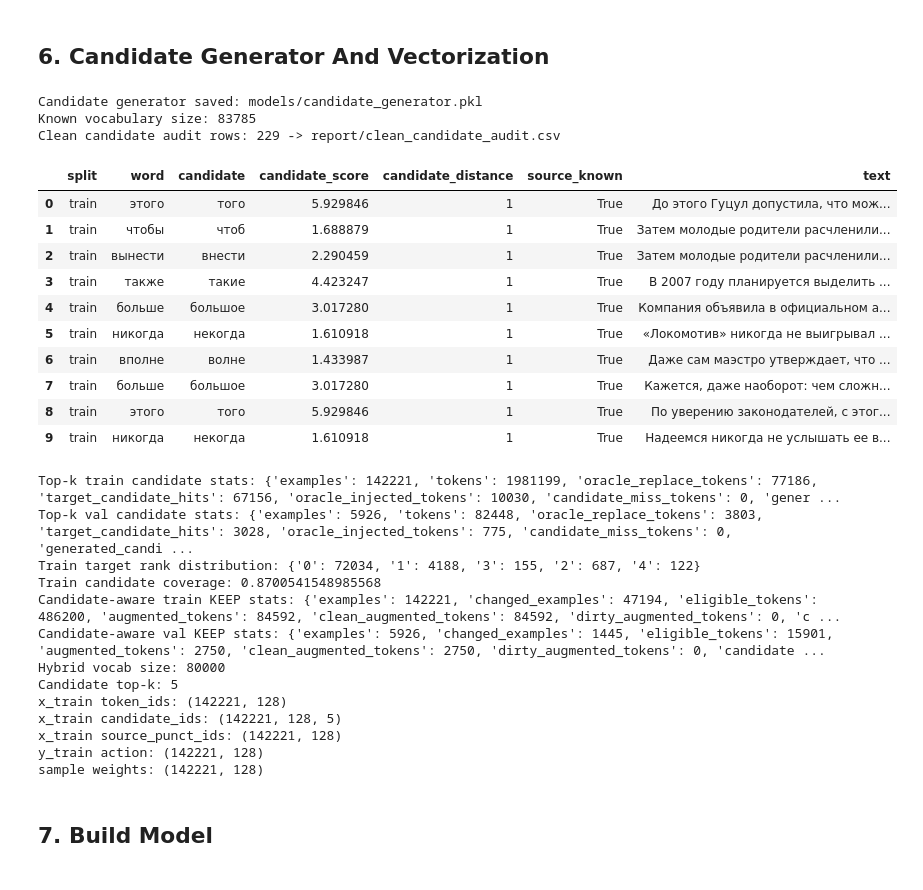
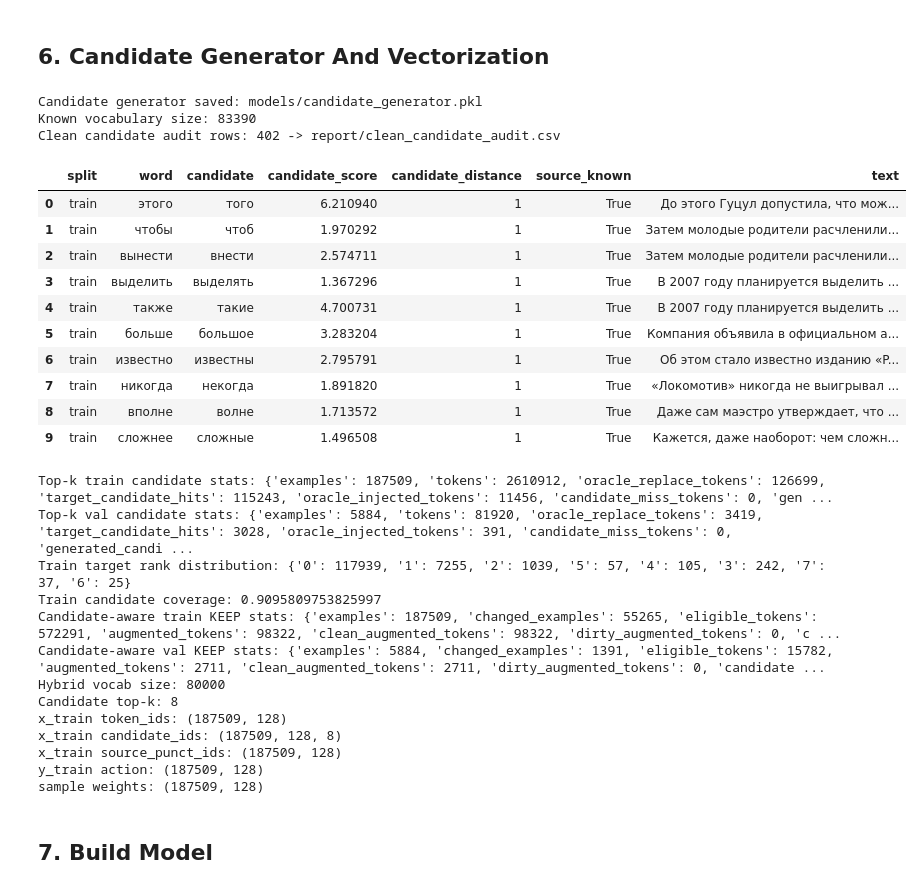
Before and after one commit to DaniilKuzma/ai-assistant, a Jupyter notebook: notebook.ipynb, the cells around one changed output. Drawn from its saved outputs; the diff is of its cells as text; code cells hidden in the pictures.

```diff
--- a/notebook.ipynb
+++ b/notebook.ipynb
@@ -178,7 +206,7 @@ if REGENERATE_DATASET:
         train_texts,
         samples_per_text=SAMPLES_PER_TEXT,
         clean_ratio=TRAIN_CLEAN_RATIO,
-        curriculum=CURRICULUM,
+        curriculum=TRAIN_CURRICULUM,
     )
     df_train["split"] = "train"
 
@@ -186,7 +214,7 @@ if REGENERATE_DATASET:
         val_texts,
         samples_per_text=1,
         clean_ratio=EVAL_CLEAN_RATIO,
-        curriculum=CURRICULUM,
+        curriculum=EVAL_CURRICULUM,
     )
     df_val["split"] = "val"
 
@@ -194,7 +222,7 @@ if REGENERATE_DATASET:
         test_texts,
         samples_per_text=1,
         clean_ratio=EVAL_CLEAN_RATIO,
-        curriculum=CURRICULUM,
+        curriculum=EVAL_CURRICULUM,
     )
     df_test["split"] = "test"
 
@@ -346,6 +374,8 @@ candidate_generator = CandidateGenerator.from_texts(
     max_distance=CANDIDATE_MAX_DISTANCE,
     allow_split_candidates=SAFE_SPLIT_CANDIDATES,
     safe_split_only=True,
+    long_oov_max_distance=LONG_OOV_MAX_DISTANCE,
+    long_oov_min_length=LONG_OOV_MIN_LENGTH,
 )
 candidate_generator.save(CANDIDATE_GENERATOR_PATH)
 print("Candidate generator saved:", CANDIDATE_GENERATOR_PATH)
@@ -413,58 +443,64 @@ preprocessor.fit(train_examples)
 preprocessor.save(PREPROCESSOR_PATH)
 
 x_train, y_train, sw_train = preprocessor.vectorize_examples(
     train_examples,
+    clean_action_keep_weight=CLEAN_ACTION_KEEP_WEIGHT,
+    dirty_action_keep_weight=DIRTY_ACTION_KEEP_WEIGHT,
+    action_change_weight=ACTION_CHANGE_WEIGHT,
     clean_punct_keep_weight=CLEAN_PUNCT_KEEP_WEIGHT,
     dirty_punct_keep_weight=DIRTY_PUNCT_KEEP_WEIGHT,
     punct_change_weight=PUNCT_CHANGE_WEIGHT,
     final_punct_weight=FINAL_PUNCT_WEIGHT,
 )
 x_val, y_val, sw_val = preprocessor.vectorize_examples(
     val_examples,
+    clean_action_keep_weight=CLEAN_ACTION_KEEP_WEIGHT,
+    dirty_action_keep_weight=DIRTY_ACTION_KEEP_WEIGHT,
+    action_change_weight=ACTION_CHANGE_WEIGHT,
     clean_punct_keep_weight=CLEAN_PUNCT_KEEP_WEIGHT,
     dirty_punct_keep_weight=DIRTY_PUNCT_KEEP_WEIGHT,
     punct_change_weight=PUNCT_CHANGE_WEIGHT,
     final_punct_weight=FINAL_PUNCT_WEIGHT,
 )
 
 if "source_punct_ids" not in x_train or x_train["candidate_ids"].ndim != 3:
     raise RuntimeError("Stale HybridPreprocessor detected. Rerun cell 2, then rerun cells 10-12.")
 
 print("Hybrid vocab size:", preprocessor.vocab_size)
 print("Candidate top-k:", preprocessor.candidate_top_k)
 print("x_train token_ids:", x_train["token_ids"].shape)
 print("x_train candidate_ids:", x_train["candidate_ids"].shape)
 print("x_train source_punct_ids:", x_train["source_punct_ids"].shape)
 print("y_train action:", y_train["action"].shape)
 print("sample weights:", sw_train["action"].shape)
 # %% [output]
 Candidate generator saved: models/candidate_generator.pkl
-Known vocabulary size: 83785
-Clean candidate audit rows: 229 -> report/clean_candidate_audit.csv
+Known vocabulary size: 83390
+Clean candidate audit rows: 402 -> report/clean_candidate_audit.csv
 |  | split | word | candidate | candidate_score | candidate_distance | source_known | text |
-| 0 | train | этого | того | 5.929846 | 1 | True | До этого Гуцул допустила, что мож... |
-| 1 | train | чтобы | чтоб | 1.688879 | 1 | True | Затем молодые родители расчленили... |
-| 2 | train | вынести | внести | 2.290459 | 1 | True | Затем молодые родители расчленили... |
-| 3 | train | также | такие | 4.423247 | 1 | True | В 2007 году планируется выделить ... |
-| 4 | train | больше | большое | 3.017280 | 1 | True | Компания объявила в официальном а... |
-| 5 | train | никогда | некогда | 1.610918 | 1 | True | «Локомотив» никогда не выигрывал ... |
-| 6 | train | вполне | волне | 1.433987 | 1 | True | Даже сам маэстро утверждает, что ... |
-| 7 | train | больше | большое | 3.017280 | 1 | True | Кажется, даже наоборот: чем сложн... |
-| 8 | train | этого | того | 5.929846 | 1 | True | По уверению законодателей, с этог... |
-| 9 | train | никогда | некогда | 1.610918 | 1 | True | Надеемся никогда не услышать ее в... |
+| 0 | train | этого | того | 6.210940 | 1 | True | До этого Гуцул допустила, что мож... |
+| 1 | train | чтобы | чтоб | 1.970292 | 1 | True | Затем молодые родители расчленили... |
+| 2 | train | вынести | внести | 2.574711 | 1 | True | Затем молодые родители расчленили... |
+| 3 | train | выделить | выделять | 1.367296 | 1 | True | В 2007 году планируется выделить ... |
+| 4 | train | также | такие | 4.700731 | 1 | True | В 2007 году планируется выделить ... |
+| 5 | train | больше | большое | 3.283204 | 1 | True | Компания объявила в официальном а... |
+| 6 | train | известно | известны | 2.795791 | 1 | True | Об этом стало известно изданию «P... |
+| 7 | train | никогда | некогда | 1.891820 | 1 | True | «Локомотив» никогда не выигрывал ... |
+| 8 | train | вполне | волне | 1.713572 | 1 | True | Даже сам маэстро утверждает, что ... |
+| 9 | train | сложнее | сложные | 1.496508 | 1 | True | Кажется, даже наоборот: чем сложн... |
-Top-k train candidate stats: {'examples': 142221, 'tokens': 1981199, 'oracle_replace_tokens': 77186, 'target_candidate_hits': 67156, 'oracle_injected_tokens': 10030, 'candidate_miss_tokens': 0, 'gener ...
-Top-k val candidate stats: {'examples': 5926, 'tokens': 82448, 'oracle_replace_tokens': 3803, 'target_candidate_hits': 3028, 'oracle_injected_tokens': 775, 'candidate_miss_tokens': 0, 'generated_candi ...
-Train target rank distribution: {'0': 72034, '1': 4188, '3': 155, '2': 687, '4': 122}
-Train candidate coverage: 0.8700541548985568
-Candidate-aware train KEEP stats: {'examples': 142221, 'changed_examples': 47194, 'eligible_tokens': 486200, 'augmented_tokens': 84592, 'clean_augmented_tokens': 84592, 'dirty_augmented_tokens': 0, 'c ...
-Candidate-aware val KEEP stats: {'examples': 5926, 'changed_examples': 1445, 'eligible_tokens': 15901, 'augmented_tokens': 2750, 'clean_augmented_tokens': 2750, 'dirty_augmented_tokens': 0, 'candidate ...
+Top-k train candidate stats: {'examples': 187509, 'tokens': 2610912, 'oracle_replace_tokens': 126699, 'target_candidate_hits': 115243, 'oracle_injected_tokens': 11456, 'candidate_miss_tokens': 0, 'gen ...
+Top-k val candidate stats: {'examples': 5884, 'tokens': 81920, 'oracle_replace_tokens': 3419, 'target_candidate_hits': 3028, 'oracle_injected_tokens': 391, 'candidate_miss_tokens': 0, 'generated_candi ...
+Train target rank distribution: {'0': 117939, '1': 7255, '2': 1039, '5': 57, '4': 105, '3': 242, '7': 37, '6': 25}
+Train candidate coverage: 0.9095809753825997
+Candidate-aware train KEEP stats: {'examples': 187509, 'changed_examples': 55265, 'eligible_tokens': 572291, 'augmented_tokens': 98322, 'clean_augmented_tokens': 98322, 'dirty_augmented_tokens': 0, 'c ...
+Candidate-aware val KEEP stats: {'examples': 5884, 'changed_examples': 1391, 'eligible_tokens': 15782, 'augmented_tokens': 2711, 'clean_augmented_tokens': 2711, 'dirty_augmented_tokens': 0, 'candidate ...
 Hybrid vocab size: 80000
-Candidate top-k: 5
-x_train token_ids: (142221, 128)
-x_train candidate_ids: (142221, 128, 5)
-x_train source_punct_ids: (142221, 128)
-y_train action: (142221, 128)
-sample weights: (142221, 128)
+Candidate top-k: 8
+x_train token_ids: (187509, 128)
+x_train candidate_ids: (187509, 128, 8)
+x_train source_punct_ids: (187509, 128)
+y_train action: (187509, 128)
+sample weights: (187509, 128)
 # %% [markdown]
 ## 7. Build Model
 # %%
```
Also changed, not shown: parts of 13 cells of this notebook, 17 other files.
